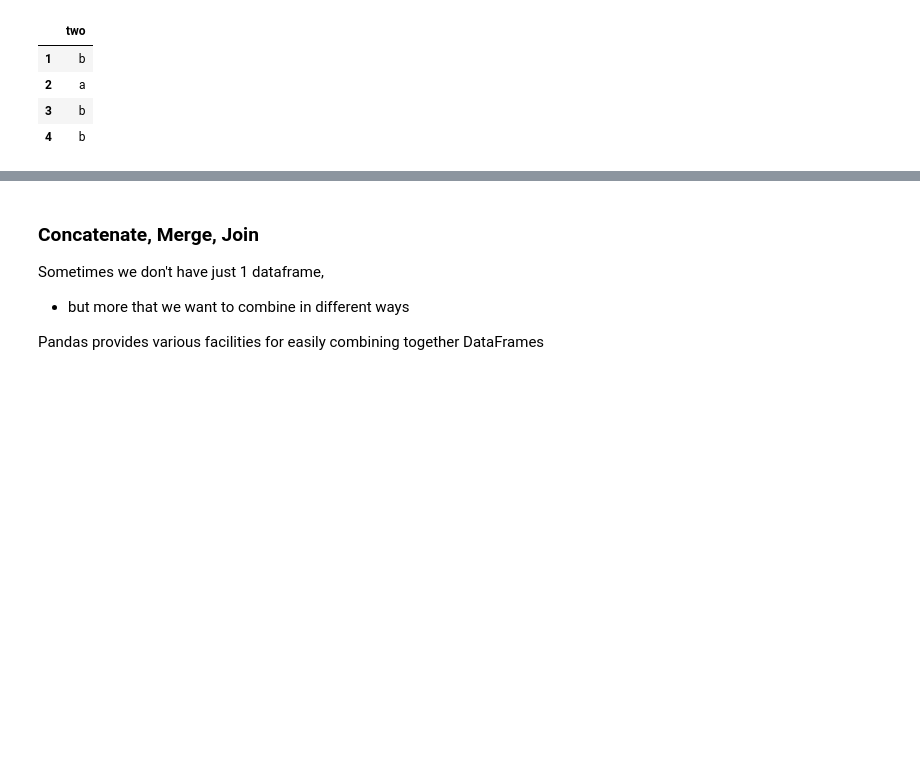
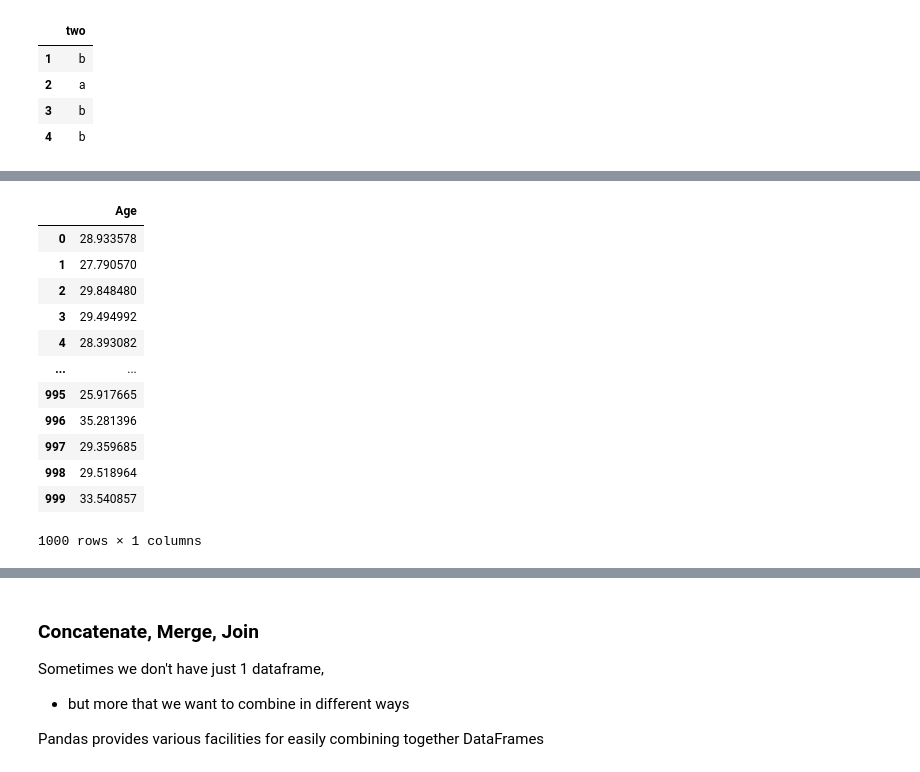
Before and after one commit to EMbeDS-education/IPDPP-GSSI-20212022, a Jupyter notebook: jupyter/jupyterNotebooks/Part1_NumPy_Pandas.ipynb, the cells around one changed output, grey strips where cells are left out. Cells and saved outputs as stored; diff of their text form; code cells hidden in the pictures; blank space fills up the shorter version.

```diff
--- a/jupyter/jupyterNotebooks/Part1_NumPy_Pandas.ipynb
+++ b/jupyter/jupyterNotebooks/Part1_NumPy_Pandas.ipynb
@@ -2644 +2651,18 @@ Pandas supports these approaches using the cut and qcut function:
+# %%
+df_age = pd.DataFrame({'Age': np.random.normal(30, 2, 1000) })
+df_age
+# %% [output]
+|  | Age |
+| 0 | 28.933578 |
+| 1 | 27.790570 |
+| 2 | 29.848480 |
+| 3 | 29.494992 |
+| 4 | 28.393082 |
+| ... | ... |
+| 995 | 25.917665 |
+| 996 | 35.281396 |
+| 997 | 29.359685 |
+| 998 | 29.518964 |
+| 999 | 33.540857 |
+1000 rows × 1 columns
 # %%
```
Also changed, not shown: parts of 8 cells of this notebook.
